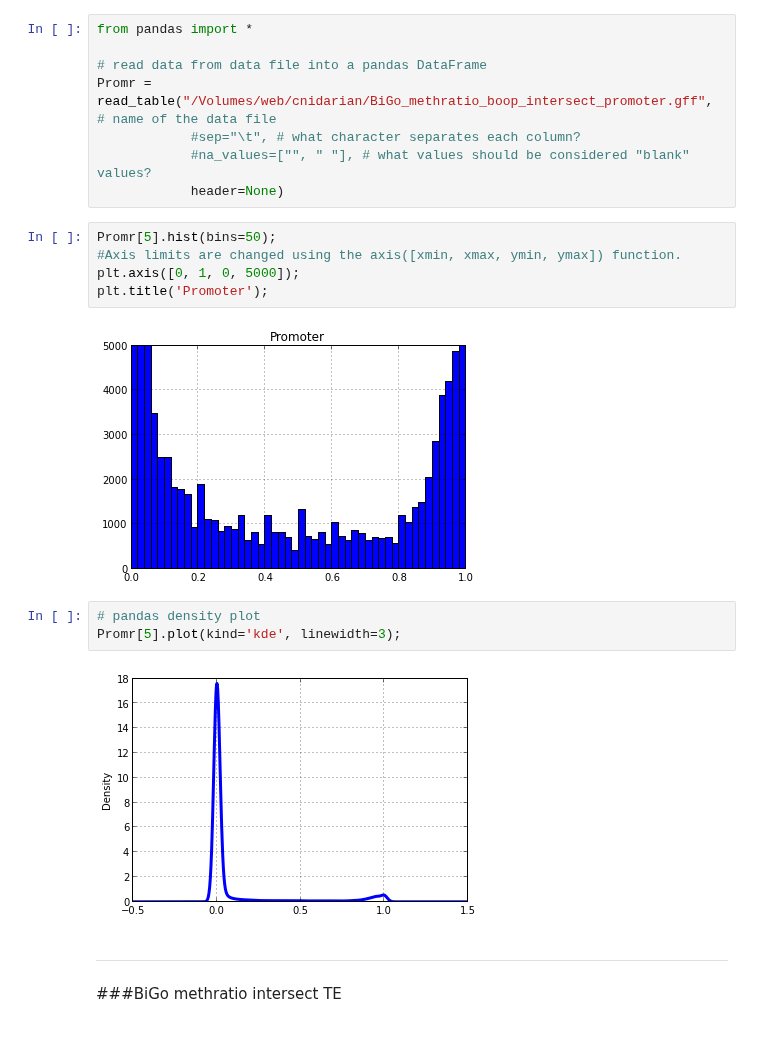
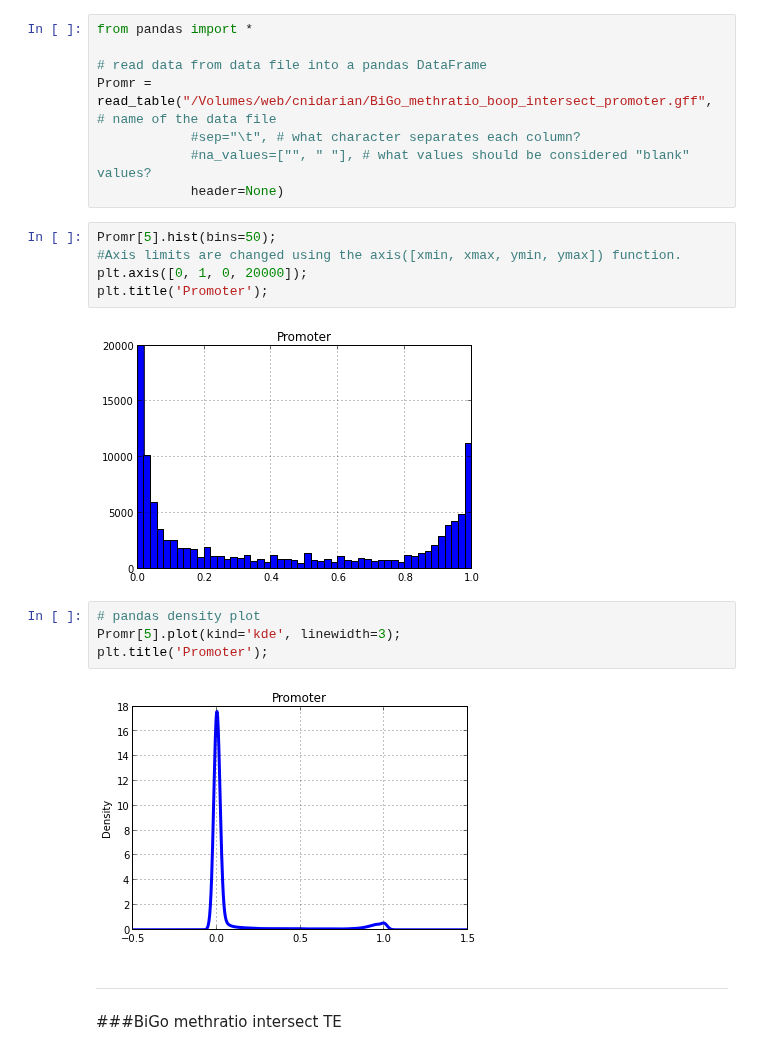
Before and after one commit to sr320/ipython_nb, a Jupyter notebook: BiGo_methratio.ipynb, the cells around one changed output. Saved outputs shown, nothing was run; the diff lists cells and outputs as text.

```diff
--- a/BiGo_methratio.ipynb
+++ b/BiGo_methratio.ipynb
@@ -488,15 +496,16 @@ Promr = read_table("/Volumes/web/cnidarian/BiGo_methratio_boop_intersect_promote
 # %%
 Promr[5].hist(bins=50);
 #Axis limits are changed using the axis([xmin, xmax, ymin, ymax]) function.
-plt.axis([0, 1, 0, 5000]);
+plt.axis([0, 1, 0, 20000]);
 plt.title('Promoter');
 # %% [output]
-[figure, old version]
+[figure, new version]
 # %%
 # pandas density plot
 Promr[5].plot(kind='kde', linewidth=3);
+plt.title('Promoter');
 # %% [output]
-[figure, old version]
+[figure, new version]
 # %% [markdown]
 ---
 ###BiGo methratio intersect TE
```
Also changed, not shown: parts of 7 cells of this notebook.
